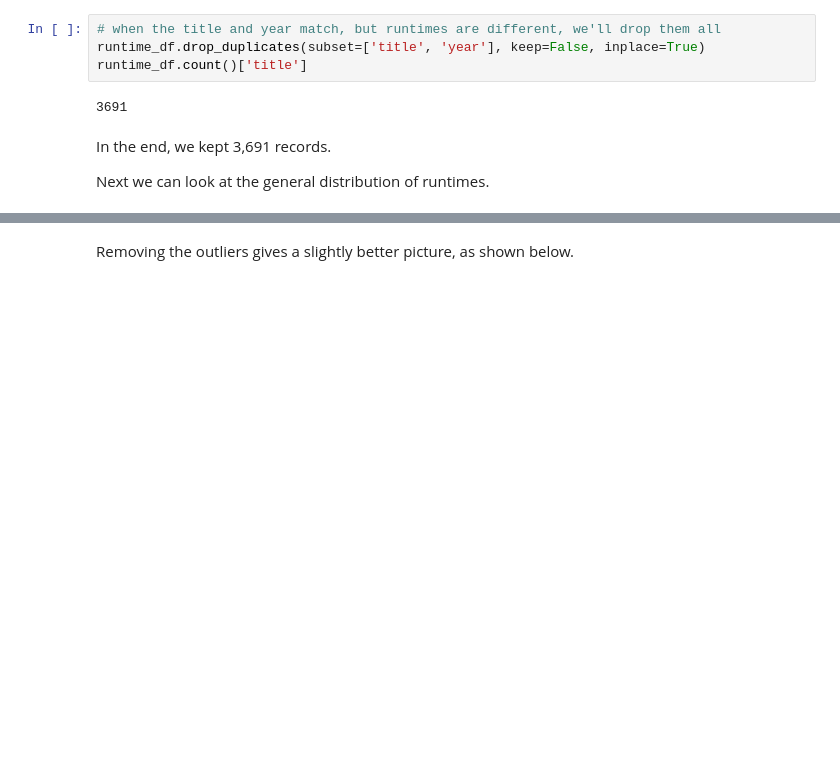
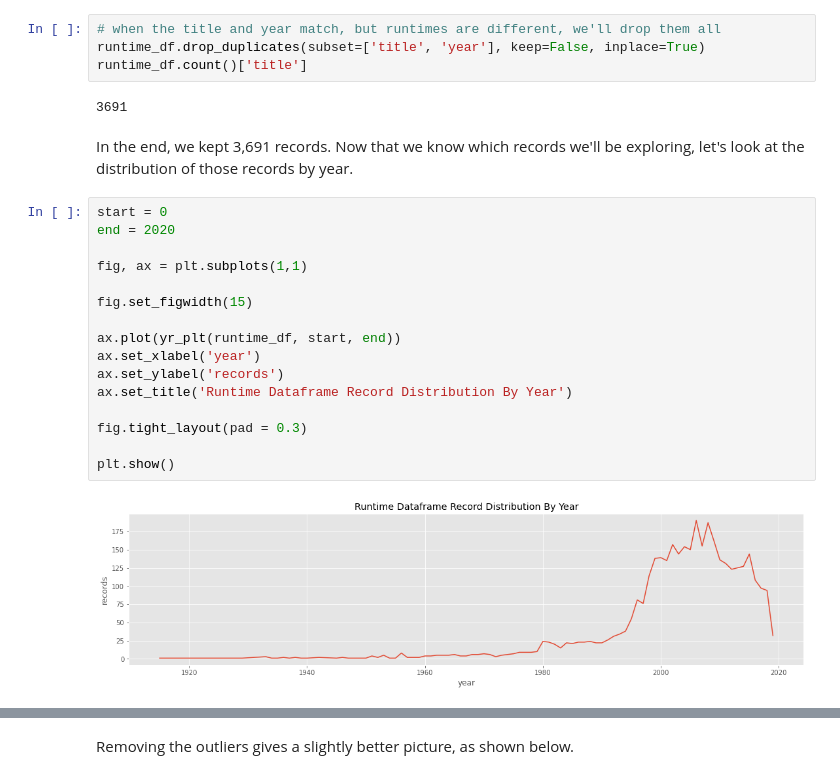
Before and after one commit to aarongalbraith/flatiron-phase1-project-redo, a Jupyter notebook: aaron_galbraith_p1_proj_redo.ipynb, the cells around one changed output, grey strips where cells are left out. Saved outputs shown, nothing was run; the diff lists cells and outputs as text; blank space fills up the shorter version.

```diff
--- a/aaron_galbraith_p1_proj_redo.ipynb
+++ b/aaron_galbraith_p1_proj_redo.ipynb
@@ -490,6 +467,22 @@ runtime_df.count()['title']
 # %% [output]
 3691
 # %% [markdown]
-In the end, we kept 3,691 records.
-
-Next we can look at the general distribution of runtimes.
+In the end, we kept 3,691 records. Now that we know which records we'll be exploring, let's look at the distribution of those records by year.
+# %%
+start = 0
+end = 2020
+
+fig, ax = plt.subplots(1,1)
+
+fig.set_figwidth(15)
+
+ax.plot(yr_plt(runtime_df, start, end))
+ax.set_xlabel('year')
+ax.set_ylabel('records')
+ax.set_title('Runtime Dataframe Record Distribution By Year')
+
+fig.tight_layout(pad = 0.3)
+
+plt.show()
+# %% [output]
+[figure, added]
```
Also changed, not shown: parts of 43 cells of this notebook.
